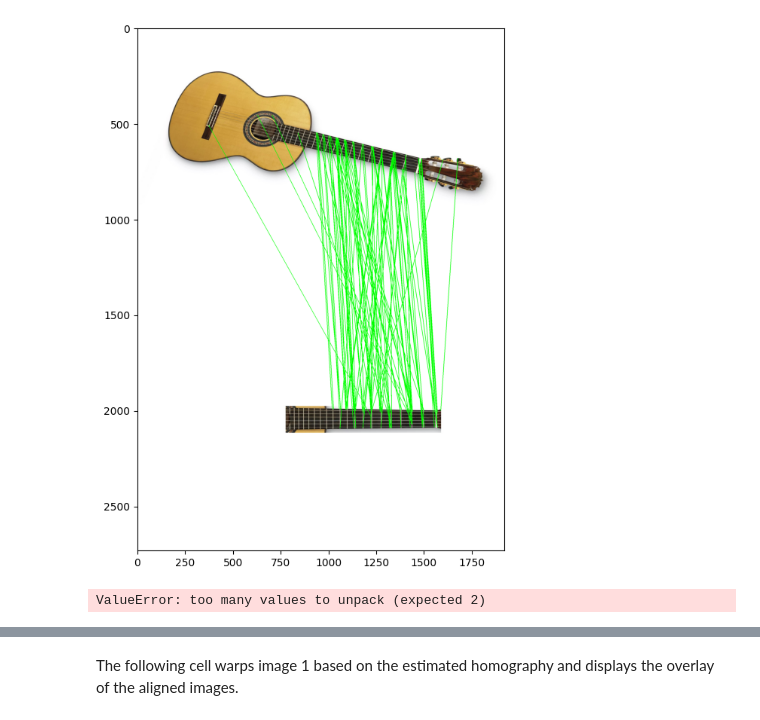
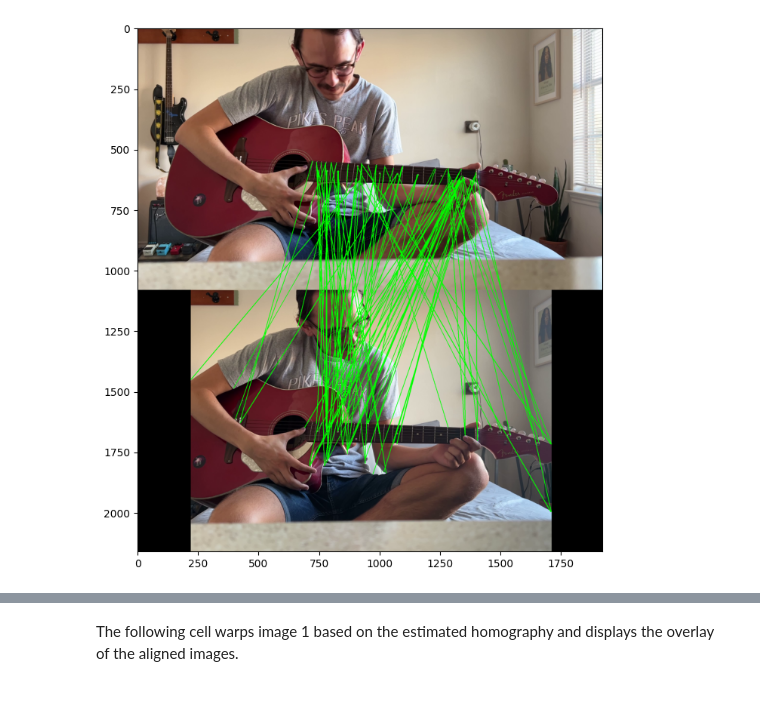
Before and after one commit to oragamiman01/tabs_generator, a Jupyter notebook: modified_RANSAC/modified_ransac.ipynb, the cells around one changed output, grey strips where cells are left out. Drawn from its saved outputs; the diff is of its cells as text; code cells hidden in the pictures.

Commit message:
modified RANSAC and mediapipe

```diff
--- a/modified_RANSAC/modified_ransac.ipynb
+++ b/modified_RANSAC/modified_ransac.ipynb
@@ -6,5 +9,27 @@ import matplotlib.pyplot as plt
 
 plt.rcParams['figure.figsize'] = (16, 9)
 # %%
-img1 = cv2.imread('data/guitarneck.jpg')
-img2 = cv2.imread('data/guitar_.jpg')
+img1 = cv2.imread('../data/fretboard_dataset/modified_images/28_0.png')
+img2 = cv2.imread('../data/fretboard_dataset/modified_images/28_1.png')
+# %%
+# expects fretboard dataset to be in data folder on same level as tabs_generator folder
+train_str = "test" # change to train or test to perform on respective data
+dataset_path = "../data/fretboard_dataset/"
+images_path = f"../data/fretboard_dataset/fretboard_frames_{train_str}/"
+image_fns = os.listdir(images_path)
+json_fn = os.path.join(dataset_path, f"fretboard_labels_{train_str}_vgg.json")
+f = open(json_fn)
+data = json.load(f) # data is dict of json contents
+k = list(data.keys())
+
+for i, fn in enumerate(image_fns):
+    if i == 0:
+        img_path = os.path.join(images_path, fn)
+        out_path = os.path.join(images_path, "annotated_"+fn)
+        img = np.asarray(Image.open(img_path)) # loads images w/ range of 0:255
+        x_list = data[k[i]]["regions"]["0"]["shape_attributes"]["all_points_x"] # list of rectangle coordinates
+        y_list = data[k[i]]["regions"]["0"]["shape_attributes"]["all_points_y"]
+        x_list.pop(-1) # remove duplicate of first coordinate from end of lists
+        y_list.pop(-1)
+        poly_corners = np.asarray([list(zip(x_list, y_list))], dtype=np.int32) # repackage into np array w/ correct dtype
+print(poly_corners)
@@ -11,3 +75,5 @@ img2 = cv2.imread('data/guitar_.jpg')
+# %%
+img1 = cropedImage
 # %%
 orb = cv2.ORB_create()
 kps1, des1 = orb.detectAndCompute(img1, None)
@@ -36,57 +102,76 @@ bf = cv2.BFMatcher(cv2.NORM_L2, crossCheck=True)
 matches = bf.match(des1, des2)
 
 # Stack images vertically
-stacked_img = cv2.vconcat([img1, img2])
+stacked_img = cv2.vconcat([cv2.imread('../data/fretboard_dataset/fretboard_frames_test/28_0.png'), img2])
 
 # Draw the matched lines on the stacked image
 lines = []
-for match in matches[:100]:
+for match in matches:
     pt1 = (int(kps1[match.queryIdx].pt[0]), int(kps1[match.queryIdx].pt[1]))
     pt2 = (int(kps2[match.trainIdx].pt[0]), int(kps2[match.trainIdx].pt[1] + img1.shape[0]))  # Shift the y-coordinate for the second image
     lines.append([pt1[0], pt1[1], pt2[0], pt2[1]])
 
 # Remove lines that cross a large number of other lines
 filtered_lines = []
+filtered_idx = []
 for i in range(len(lines)):
     crossing_count = 0
     for j in range(len(lines)):
         if i != j:
             x1, y1, x2, y2 = lines[i]
             x3, y3, x4, y4 = lines[j]
             # Check if line i crosses 70% of the other lines
             if (
         min(x1, x2) < max(x3, x4) and
         min(y1, y2) < max(y3, y4) and
         min(x3, x4) < max(x1, x2) and
         min(y3, y4) < max(y1, y2) and
         ((x1 - x2) * (y3 - y1) - (y1 - y2) * (x3 - x1)) * ((x1 - x2) * (y4 - y1) - (y1 - y2) * (x4 - x1)) < 0
     ):
                 crossing_count += 1
 
-    if crossing_count < 0.7 * len(lines):
+    if crossing_count < .7 * len(lines):
         filtered_lines.append(lines[i])
+    else:
+        filtered_idx.append(i)
+
+# removed filtered line matches
+
 
 # Draw the filtered lines on the stacked image
 for line in filtered_lines:
     pt1 = (int(line[0]), int(line[1]))
     pt2 = (int(line[2]), int(line[3]))
     cv2.line(stacked_img, pt1, pt2, (0, 255, 0), 2)
+for line in filtered_idx:
+    pt1 = (int(line[0]), int(line[1]))
+    pt2 = (int(line[2]), int(line[3]))
+    cv2.line(stacked_img, pt1, pt2, (255, 0, 0), 2)
 
 # Display the stacked image with matches using matplotlib
 plt.imshow(cv2.cvtColor(stacked_img, cv2.COLOR_BGR2RGB))
 plt.show()
 # %% [output]
-[figure, old version]
+[figure, new version]
 # %%
-src_pts = np.array([kps1[match.queryIdx].pt for match in matches])
-dst_pts = np.array([kps2[match.trainIdx].pt for match in matches])
+# Extract source and destination points
+src_pts = np.array([kps1[match.queryIdx].pt for match in matches if matches.index(match) not in filtered_idx])
+dst_pts = np.array([kps2[match.trainIdx].pt for match in matches if matches.index(match) not in filtered_idx])
 
+# Find the homography matrix using RANSAC
 M, mask = cv2.findHomography(src_pts, dst_pts, method=cv2.RANSAC)
 
+# Create a mask for inliers
 matchesMask = mask.ravel().tolist()
-h,w = img1.shape
-pts = np.float32([ [0,0],[0,h-1],[w-1,h-1],[w-1,0] ]).reshape(-1,1,2)
-dst = cv2.perspectiveTransform(pts,M)
-img2 = cv2.polylines(img2,[np.int32(dst)],True,255,3, cv2.LINE_AA)
+
+# Get image dimensions
+h, w, z = img1.shape
+
+# Define the corners of the reference image
+pts = np.float32([[0, 0], [0, h - 1], [w - 1, h - 1], [w - 1, 0]]).reshape(-1, 1, 2)
+
+# Transform the corners using the homography matrix
+dst = cv2.perspectiveTransform(pts, M)
+
+# Draw the polygon on img2 to visualize the perspective transformation
+img2 = cv2.polylines(img2, [np.int32(dst)], True, 255, 3, cv2.LINE_AA)
-# %% [output]
-ValueError: too many values to unpack (expected 2)
```
Also changed, not shown: parts of 8 cells of this notebook, 6 other files.
